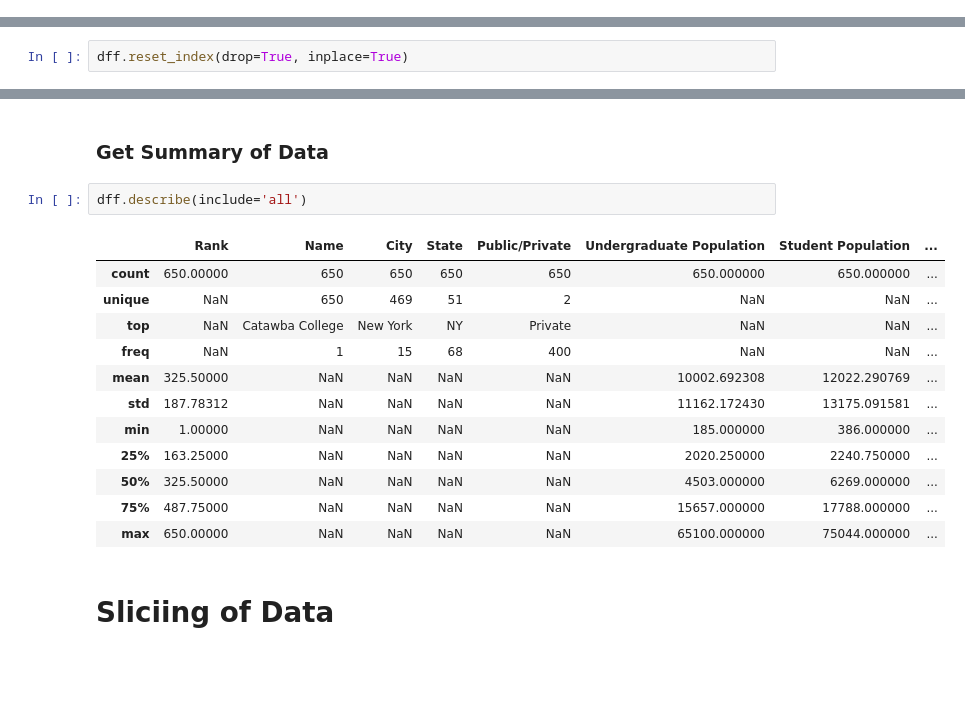
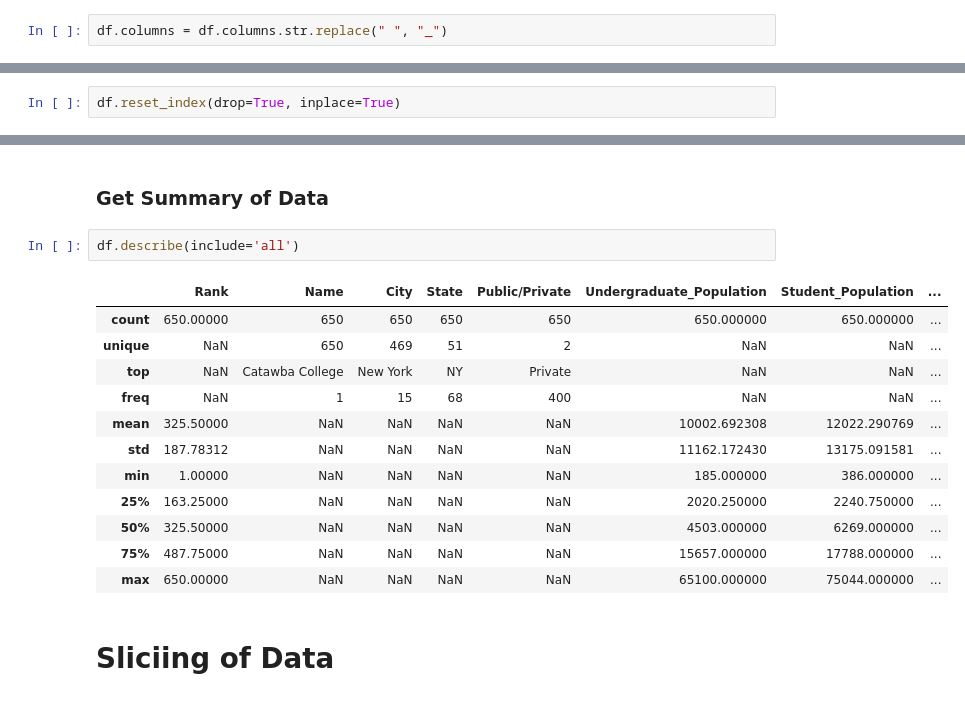
Before and after one commit to vinodh0512/ml-hcl, a Jupyter notebook: ex-1/Forbes_Americas_Questions_Only.ipynb, the cells around one changed output, grey strips where cells are left out. Drawn from its saved outputs; the diff is of its cells as text; blank space fills up the shorter version.

```diff
--- a/ex-1/Forbes_Americas_Questions_Only.ipynb
+++ b/ex-1/Forbes_Americas_Questions_Only.ipynb
@@ -159,10 +165,12 @@ ACT Lower                   97
 ACT Upper                   97
 Website                      5
 dtype: int64
+# %%
+df.columns = df.columns.str.replace(" ", "_")
 # %% [markdown]
 ### Reset the index of the dataframe
 # %%
-dff.reset_index(drop=True, inplace=True)
+df.reset_index(drop=True, inplace=True)
 # %% [markdown]
 ### Check the first 5 rows of the dataset
 # %%
@@ -202,9 +228,9 @@ Columns: 17
 # %% [markdown]
 ### Get Summary of Data
 # %%
-dff.describe(include='all')
+df.describe(include='all')
 # %% [output]
-|  | Rank | Name | City | State | Public/Private | Undergraduate Population | Student Population | ... |
+|  | Rank | Name | City | State | Public/Private | Undergraduate_Population | Student_Population | ... |
 | count | 650.00000 | 650 | 650 | 650 | 650 | 650.000000 | 650.000000 | ... |
 | unique | NaN | 650 | 469 | 51 | 2 | NaN | NaN | ... |
 | top | NaN | Catawba College | New York | NY | Private | NaN | NaN | ... |
```
Also changed, not shown: parts of 31 cells of this notebook, 7 other files.
